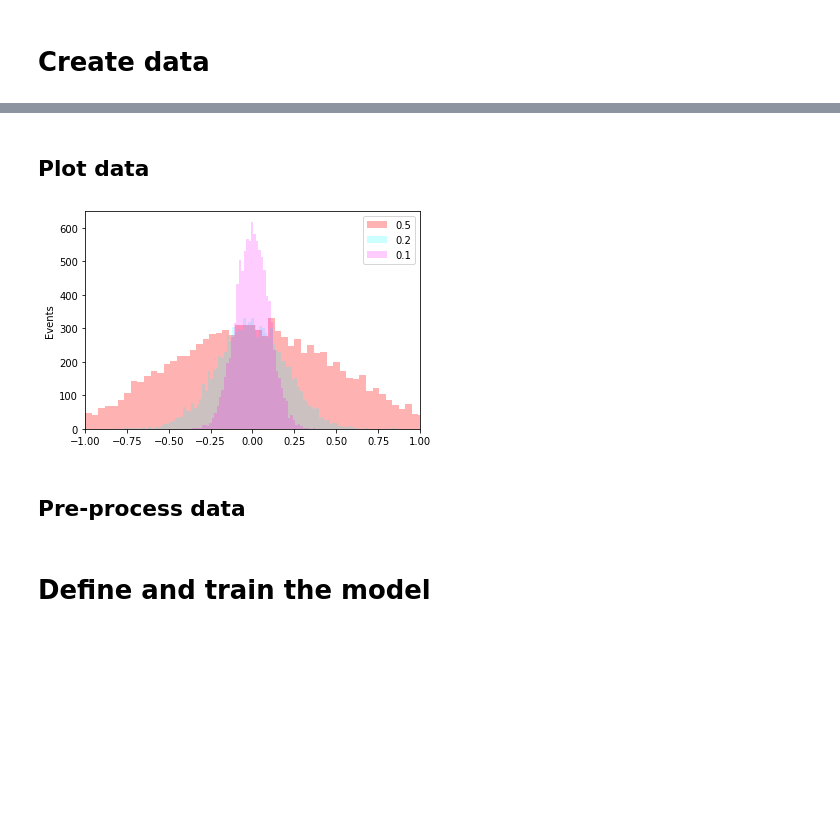
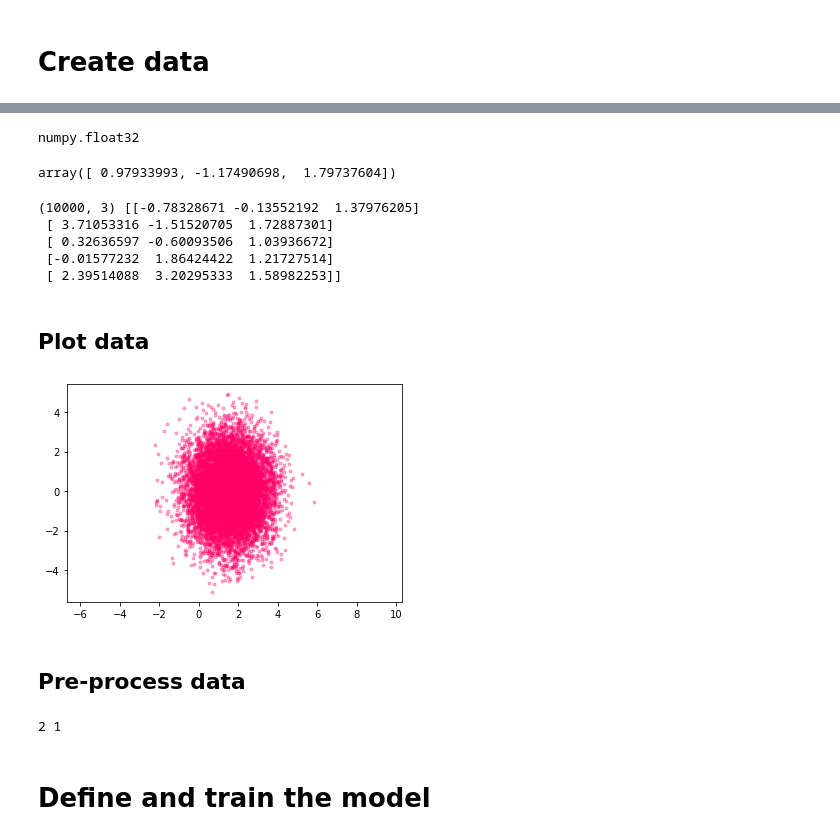
Before and after one commit to ahallin/anode, a Jupyter notebook: Anna_trains.ipynb, the cells around one changed output, grey strips where cells are left out. Saved outputs shown, nothing was run; the diff lists cells and outputs as text; code cells hidden in the pictures; blank space fills up the shorter version.

```diff
--- a/Anna_trains.ipynb
+++ b/Anna_trains.ipynb
@@ -41,0 +26,35 @@ print(np.shape(datan))
+# %%
+pts = 10000 # number of data points
+
+mux = np.array([np.random.uniform(1,2,pts).astype('float32')])
+mux[0,6]
+type(mux[0,6])
+# %% [output]
+numpy.float32
+# %%
+cov = np.array([[1, 0], [0, 2]])
+
+def p(i):
+    mu = np.array([mux[0,i],0])
+    rand = np.random.multivariate_normal(mu, cov, 1)
+    rand_with_mu = np.append(rand, mux[0,i])
+    return rand_with_mu
+
+p(5)
+# %% [output]
+array([ 0.97933993, -1.17490698,  1.79737604])
+# %%
+arr = np.zeros(3)
+
+for i in range(pts):
+    arr = np.vstack((arr,p(i)))
+
+arr = np.delete(arr,0,0)
+# %%
+print(np.shape(arr),arr[0:5,:])
+# %% [output]
+(10000, 3) [[-0.78328671 -0.13552192  1.37976205]
+ [ 3.71053316 -1.51520705  1.72887301]
+ [ 0.32636597 -0.60093506  1.03936672]
+ [-0.01577232  1.86424422  1.21727514]
+ [ 2.39514088  3.20295333  1.58982253]]
@@ -42,14 +66,15 @@ print(np.shape(datan))
 # %% [markdown]
 ## Plot data
-# %%
-plt.hist(datan[20000:30000,0], bins = 100, fc=(1, 0, 0, 0.5), alpha=0.3, label='0.5')
-plt.hist(datan[10000:20000,0], bins = 100, fc=(0, 1, 1, 0.5), alpha=0.2, label='0.2')
-plt.hist(datan[:10000,0], bins = 50, fc=(1, 0, 1, 0.5), alpha=0.2, label='0.1')
-plt.xlim(-1,1)
-plt.legend(loc='upper right')
-plt.ylabel('Events')
-plt.show()
-# %% [output]
-[figure, removed]
+# %%
+x, y = arr[:,0:2].T
+
+plt.plot(x, y, '.', color=(1, 0, 0.4, 0.3))
+
+
+plt.axis('equal')
+
+plt.show()
+# %% [output]
+[figure, added]
 # %% [markdown]
 ## Pre-process data
@@ -68,10 +83,10 @@ datan = datan[indices]
 
 batch_size = 256
 
-labels = torch.from_numpy(datan[:,1:2])
-prob_data = torch.from_numpy(datan[:,0:1])
+labels = torch.from_numpy(arr[:,2:3])
+prob_data = torch.from_numpy(arr[:,0:2])
 
-dataset = torch.utils.data.TensorDataset(prob_data, labels)
+dataset = torch.utils.data.TensorDataset(prob_data,labels)
 # Compared to anode:
 # The first argument is x (probably density data) and the second
 # is mjj (conditioned data)
@@ -81,6 +96,10 @@ loader = torch.utils.data.DataLoader(
 
 num_inputs = prob_data.shape[-1]
 num_cond_inputs = labels.shape[-1]
+
+print(num_inputs,num_cond_inputs)
+# %% [output]
+2 1
 # %% [markdown]
 # Define and train the model
 # %%
```
Also changed, not shown: parts of 9 cells of this notebook.
